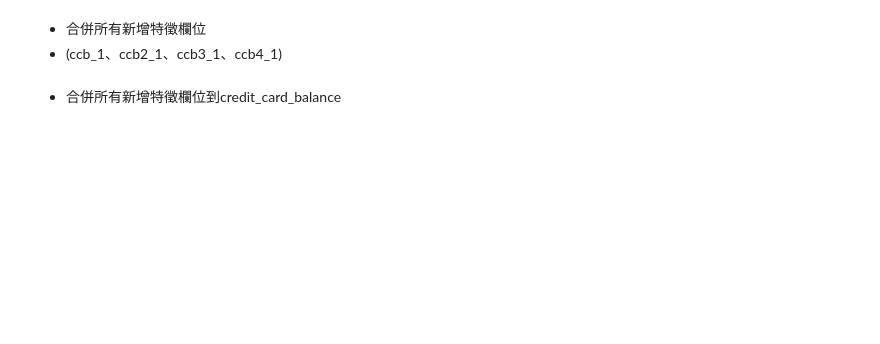
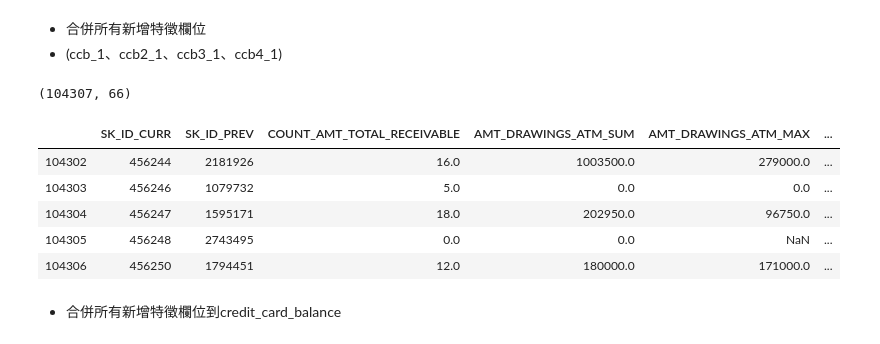
Before and after one commit to stansuo/BDSE12-Group3, a Jupyter notebook: notebooks/homecdt_fteng/chang_credit_card_balance_FE.ipynb, the cells around one changed output. Saved outputs shown, nothing was run; the diff lists cells and outputs as text; code cells hidden in the pictures; blank space fills up the shorter version.

```diff
--- a/notebooks/homecdt_fteng/chang_credit_card_balance_FE.ipynb
+++ b/notebooks/homecdt_fteng/chang_credit_card_balance_FE.ipynb
@@ -630,9 +748,9 @@ ccb_1['AMT_TOTAL_RECEIVABLE_rate']=ccb_1['AMT_TOTAL_RECEIVABLE_MAX']/ccb_1['CRED
 ccb_1['CREDIT_LIMIT_MAX_rate']=ccb_1['AMT_DRAWINGS_CURRENT_MAX']/ccb_1['CREDIT_LIMIT_MAX']
 
 #17、最小借款金額占額度%(AMT_DRAWINGS_CURRENT/CREDIT_LIMIT MIN)
-ccb_1['CREDIT_LIMIT_MIN_rate_MAX']=ccb_1['AMT_DRAWINGS_CURRENT_MIN']/ccb_1['CREDIT_LIMIT_MAX']
-ccb_1['CREDIT_LIMIT_MIN_rate_MIN']=ccb_1['AMT_DRAWINGS_CURRENT_MIN']/ccb_1['CREDIT_LIMIT_MIN']
-ccb_1['CREDIT_LIMIT_MIN_rate_MEDIAN']=ccb_1['AMT_DRAWINGS_CURRENT_MIN']/ccb_1['CREDIT_LIMIT_MEDIAN']
+ccb_1['AMT_DRAWINGS_CURRENT_MIN_rate_MAX']=ccb_1['AMT_DRAWINGS_CURRENT_MIN']/ccb_1['CREDIT_LIMIT_MAX']
+ccb_1['AMT_DRAWINGS_CURRENT_MIN_rate_MIN']=ccb_1['AMT_DRAWINGS_CURRENT_MIN']/ccb_1['CREDIT_LIMIT_MIN']
+ccb_1['AMT_DRAWINGS_CURRENT_MIN_rate_MEDIAN']=ccb_1['AMT_DRAWINGS_CURRENT_MIN']/ccb_1['CREDIT_LIMIT_MEDIAN']
 
 #18、貸款借錢時平均每次提領多少(AMT_DRAWINGS_CURRENT/CNT_DRAWINGS_CURRENT MEAN)
 ccb_1['AMT_DRAWINGS_CURRENT_CNT_rate']=ccb_1['AMT_DRAWINGS_CURRENT_SUM']/ccb_1['CNT_DRAWINGS_CURRENT_SUM']
@@ -865,3 +983,16 @@ ccb_all=pd.concat(ccb_all , axis=1)
 
 # 重新排列
 ccb_all.reset_index(level=('SK_ID_CURR','SK_ID_PREV'),inplace=True)
+# %%
+ccb_all.shape
+# %% [output]
+(104307, 66)
+# %%
+ccb_all.tail()
+# %% [output]
+|  | SK_ID_CURR | SK_ID_PREV | COUNT_AMT_TOTAL_RECEIVABLE | AMT_DRAWINGS_ATM_SUM | AMT_DRAWINGS_ATM_MAX | ... |
+| 104302 | 456244 | 2181926 | 16.0 | 1003500.0 | 279000.0 | ... |
+| 104303 | 456246 | 1079732 | 5.0 | 0.0 | 0.0 | ... |
+| 104304 | 456247 | 1595171 | 18.0 | 202950.0 | 96750.0 | ... |
+| 104305 | 456248 | 2743495 | 0.0 | 0.0 | NaN | ... |
+| 104306 | 456250 | 1794451 | 12.0 | 180000.0 | 171000.0 | ... |
```
Also changed, not shown: parts of 65 cells of this notebook.
